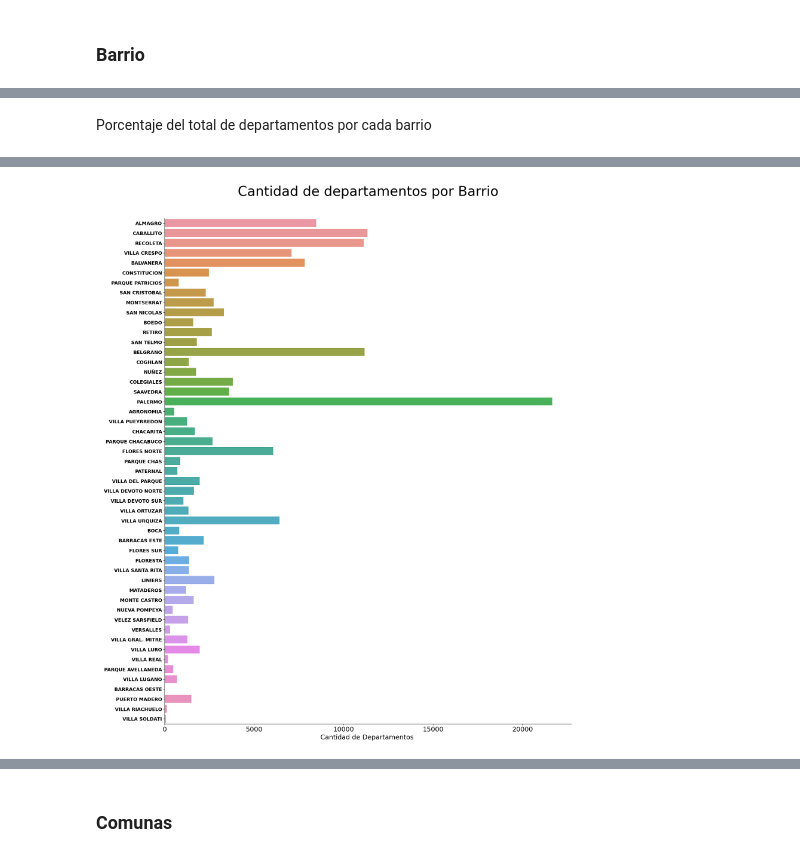
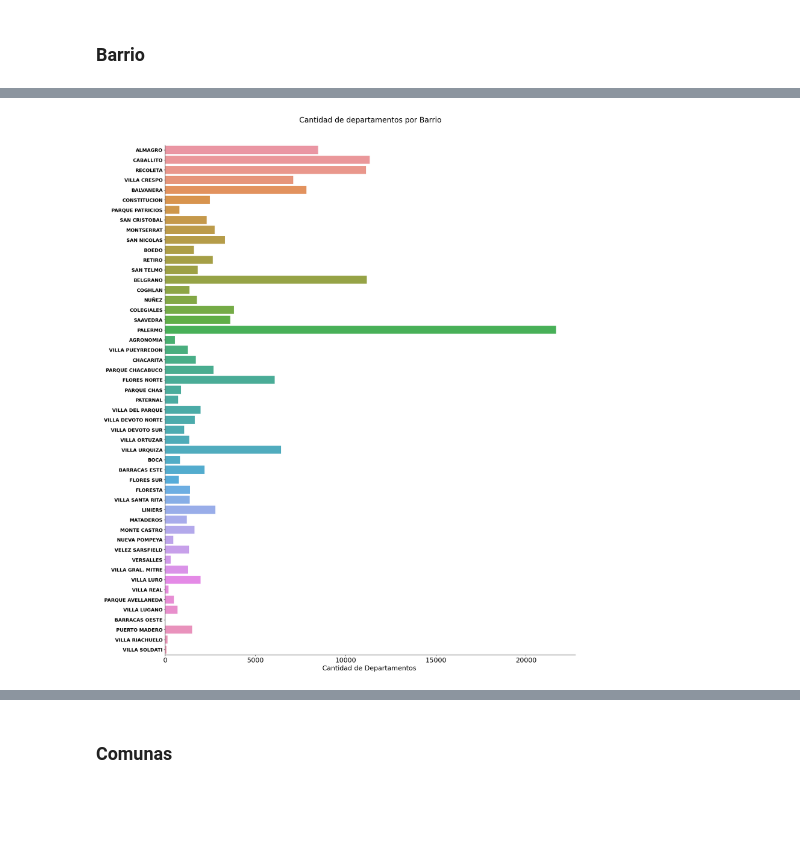
Before and after one commit to tami-pilla/DepartamentosAlquiler_Python, a Jupyter notebook: Analisis Descriptivo - Departamentos en Venta 2020.ipynb, the cells around one changed output, grey strips where cells are left out. Cells and saved outputs as stored; diff of their text form; code cells hidden in the pictures; blank space fills up the shorter version.

```diff
--- a/Analisis Descriptivo - Departamentos en Venta 2020.ipynb
+++ b/Analisis Descriptivo - Departamentos en Venta 2020.ipynb
@@ -174,7 +174,5 @@ Name: Barrio, dtype: int64
 # %%
 total_count_barrio = data['Barrio'].value_counts().sum()
-# %% [markdown]
-Porcentaje del total de departamentos por cada barrio
 # %%
 porcentaje_barrio = data['Barrio'].value_counts()/total_count_barrio*100
 # %%
@@ -200,20 +198,20 @@ Name: Barrio, dtype: float64
 # %%
 plt.figure(figsize=(20,25))
 
 sns.countplot(
     y = 'Barrio',
     data = data,
     )
 
 
-plt.title('Cantidad de departamentos por Barrio', y=1.04, fontdict={'size':37})
+plt.title('Cantidad de departamentos por Barrio', y=1.04, fontdict={'size':20})
 plt.ylabel(' ')
 plt.yticks(fontsize=13, weight='bold')
 plt.xlabel('Cantidad de Departamentos ' , fontdict={'size':18})
 plt.xticks(fontsize=18)
 
 
 sns.despine()
 plt.show()
 # %% [output]
-[figure, old version]
+[figure, new version]
```
Also changed, not shown: parts of 42 cells of this notebook.
